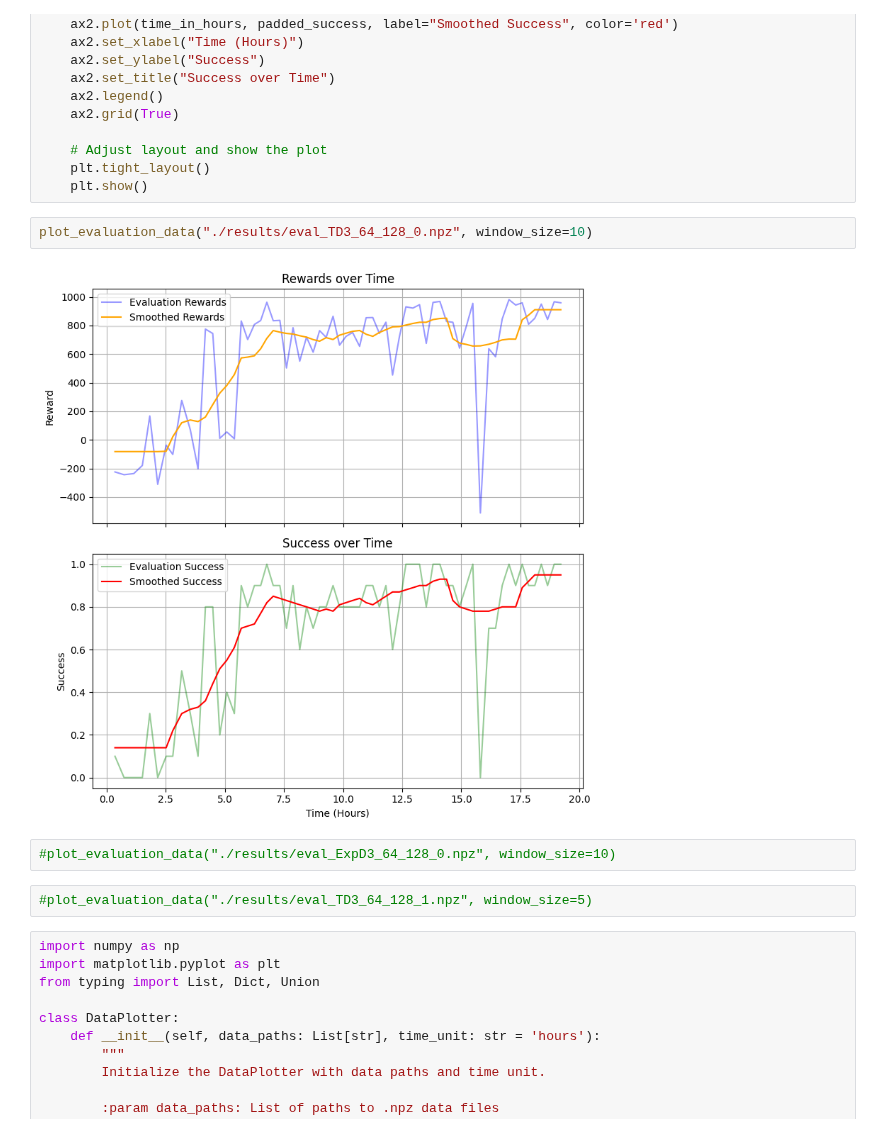
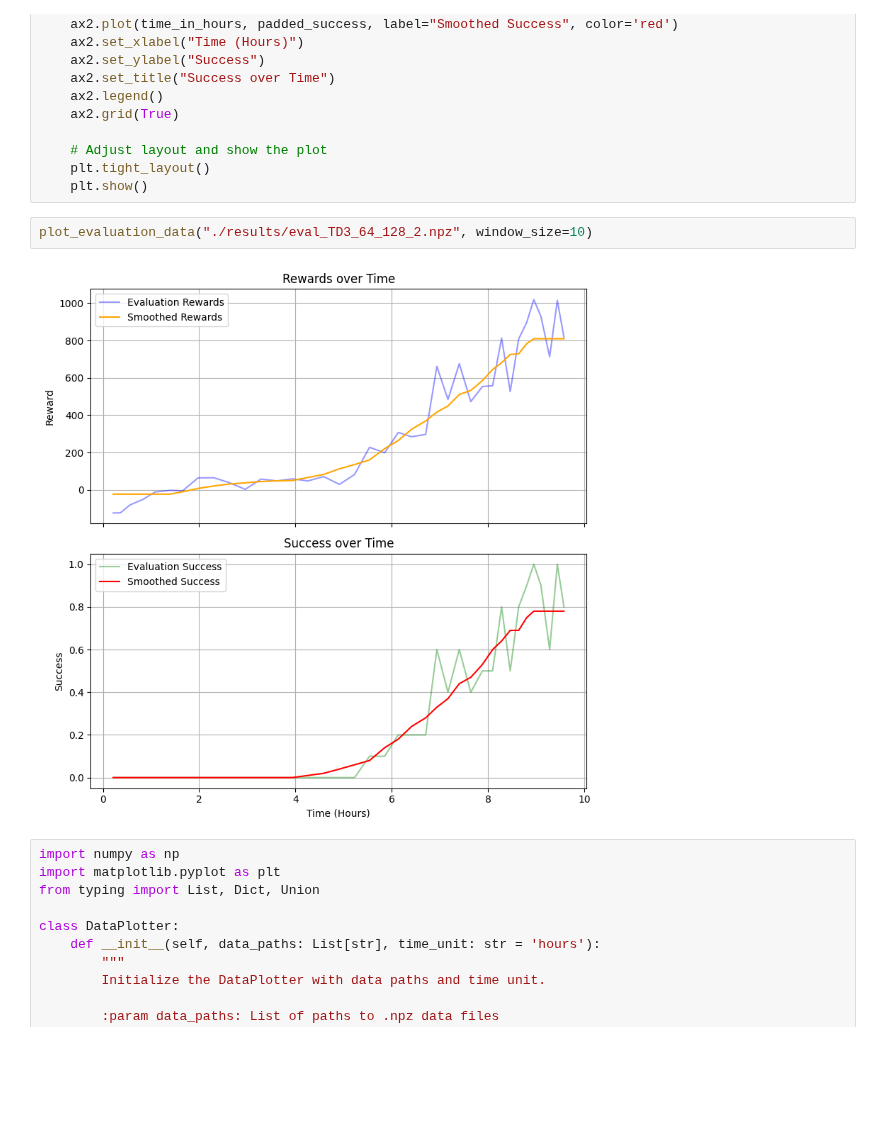
Before and after one commit to turcato-niccolo/test_turtlebot, a Jupyter notebook: results_gazebo.ipynb, the cells around one changed output. Cells and saved outputs as stored; diff of their text form; blank space fills up the shorter version.

```diff
--- a/results_gazebo.ipynb
+++ b/results_gazebo.ipynb
@@ -172,13 +68,9 @@ def plot_evaluation_data(data_path, window_size=10):
     plt.tight_layout()
     plt.show()
 # %%
-plot_evaluation_data("./results/eval_TD3_64_128_0.npz", window_size=10)
+plot_evaluation_data("./results/eval_TD3_64_128_2.npz", window_size=10)
 # %% [output]
-[figure, old version]
+[figure, new version]
-# %%
-#plot_evaluation_data("./results/eval_ExpD3_64_128_0.npz", window_size=10)
-# %%
-#plot_evaluation_data("./results/eval_TD3_64_128_1.npz", window_size=5)
 # %%
 import numpy as np
 import matplotlib.pyplot as plt
```
Also changed, not shown: parts of 8 cells of this notebook, 1 other file.
